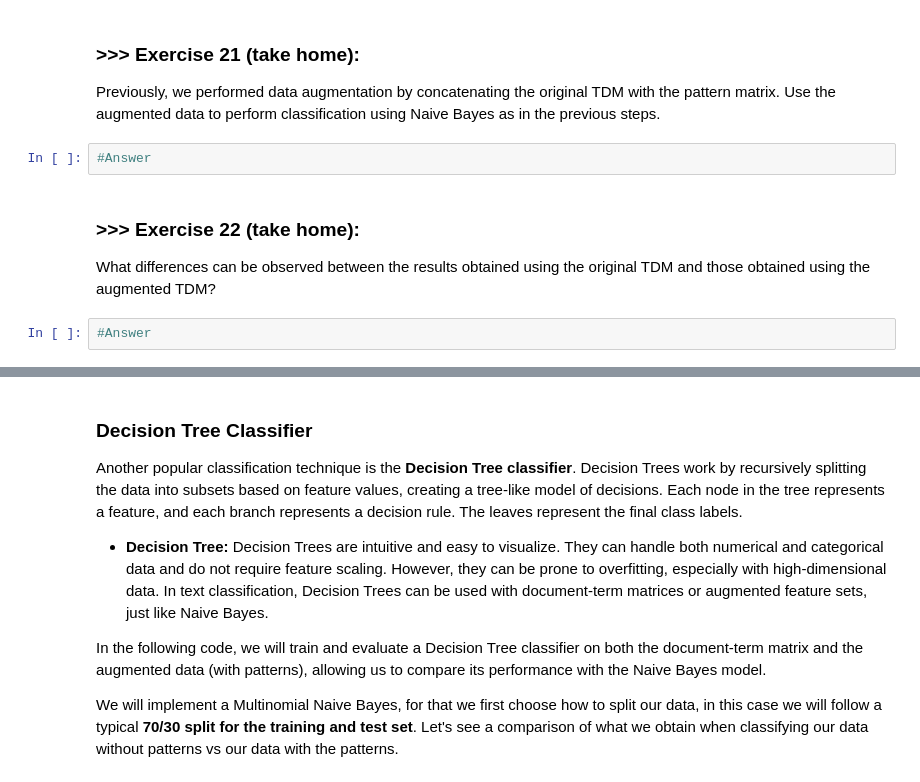
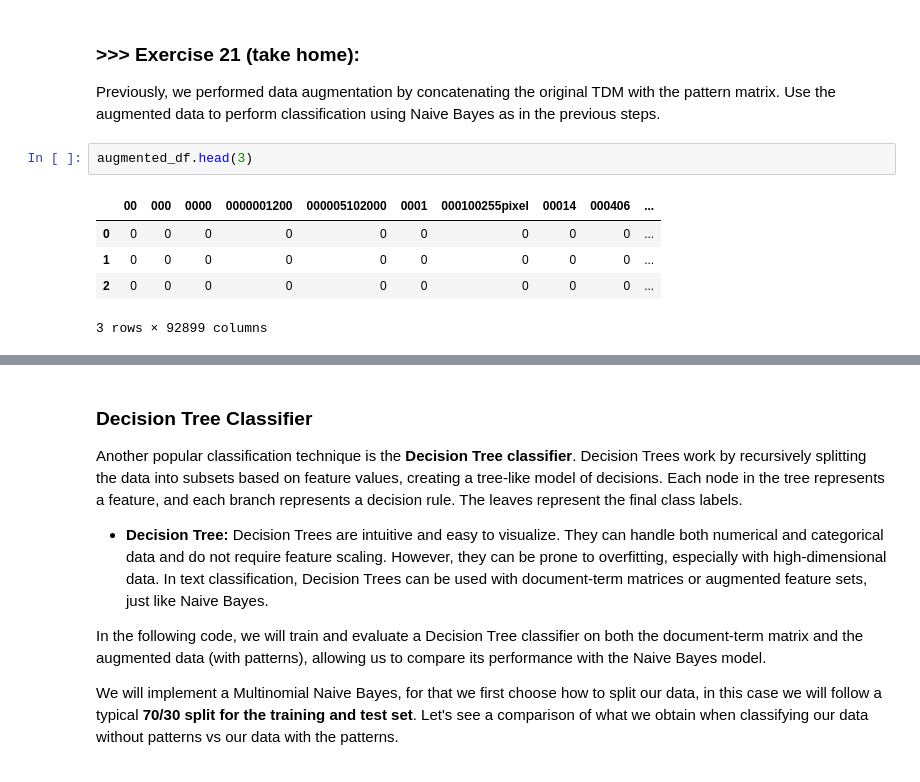
Before and after one commit to huang-chen-wei/DM2025-Lab1-Exercise, a Jupyter notebook: DM2025-Lab1-Master.ipynb, the cells around one changed output, grey strips where cells are left out. Saved outputs shown, nothing was run; the diff lists cells and outputs as text.

```diff
--- a/DM2025-Lab1-Master.ipynb
+++ b/DM2025-Lab1-Master.ipynb
@@ -2270,9 +2731,9 @@ print("\nClassification Report:\n", classification_report(y_test, y_pred, target
 Previously, we performed data augmentation by concatenating the original TDM with the pattern matrix. Use the augmented data to perform classification using Naive Bayes as in the previous steps.
-# %%
-#Answer
-# %% [markdown]
-### >>> **Exercise 22 (take home):**
-
-What differences can be observed between the results obtained using the original TDM and those obtained using the augmented TDM?
-# %%
-#Answer
+# %%
+augmented_df.head(3)
+# %% [output]
+|  | 00 | 000 | 0000 | 0000001200 | 000005102000 | 0001 | 000100255pixel | 00014 | 000406 | ... |
+| 0 | 0 | 0 | 0 | 0 | 0 | 0 | 0 | 0 | 0 | ... |
+| 1 | 0 | 0 | 0 | 0 | 0 | 0 | 0 | 0 | 0 | ... |
+| 2 | 0 | 0 | 0 | 0 | 0 | 0 | 0 | 0 | 0 | ... |
+3 rows × 92899 columns
```
Also changed, not shown: parts of 68 cells of this notebook, 6 other files.
